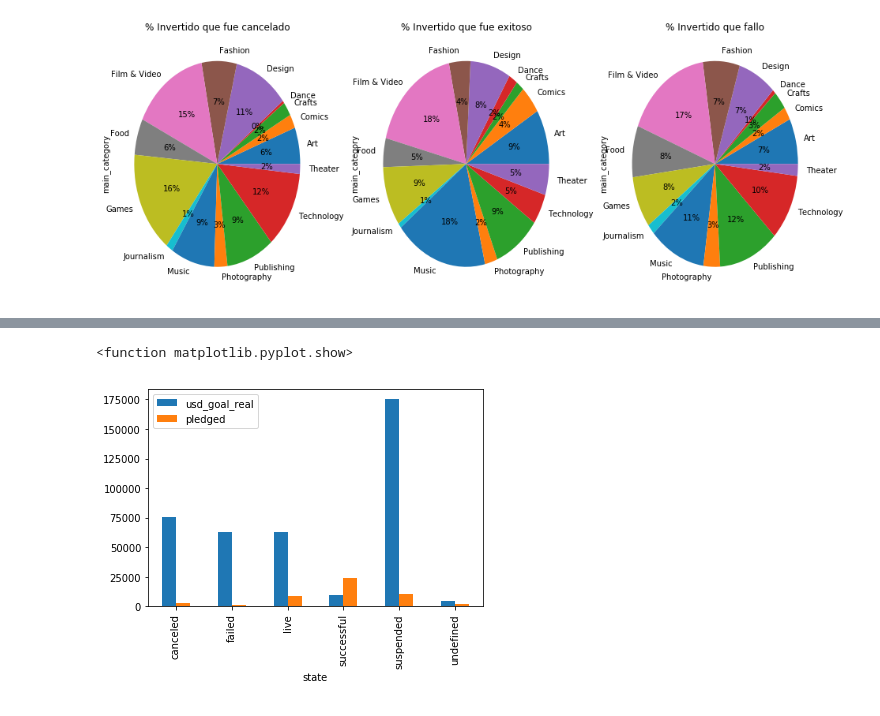
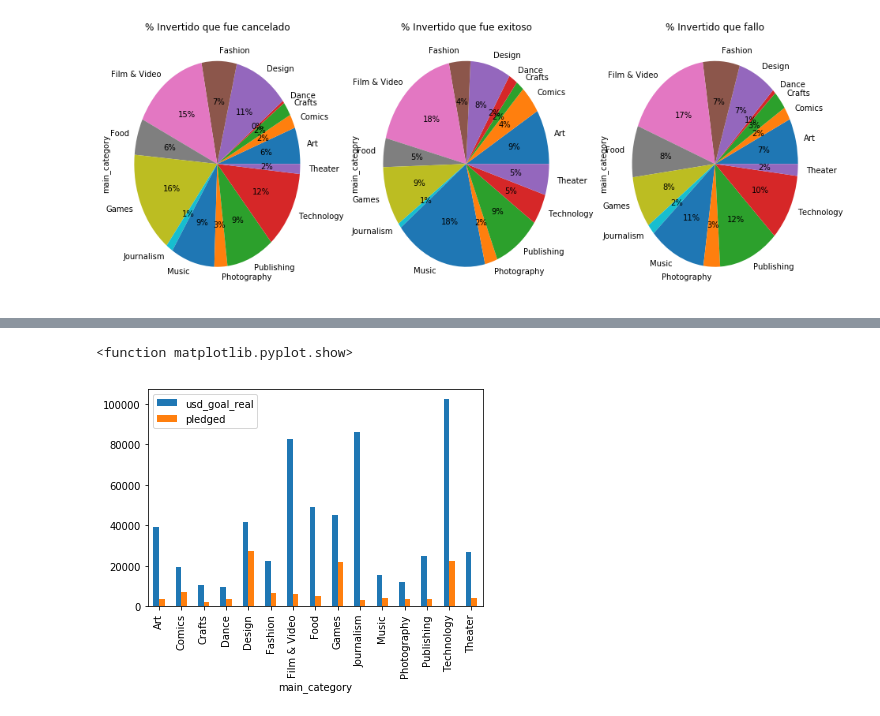
Before and after one commit to fedehenzenn/ml-grupohpz, a Jupyter notebook: tp1_exploration.ipynb, the cells around one changed output, grey strips where cells are left out. Drawn from its saved outputs; the diff is of its cells as text; code cells hidden in the pictures.

```diff
--- a/tp1_exploration.ipynb
+++ b/tp1_exploration.ipynb
@@ -160,6 +162,6 @@ all_data[all_data.main_category.notnull()][["main_category", "countday"]].boxplo
 # %%
-all_data.groupby('state').mean().loc[:,['usd_goal_real','pledged']].plot(kind='bar')
+all_data.groupby('main_category').mean().loc[:,['usd_goal_real','pledged']].plot(kind='bar')
 plt.show
 # %% [output]
 <function matplotlib.pyplot.show>
-[figure, old version]
+[figure, new version]
```
Also changed, not shown: parts of 3 cells of this notebook.
